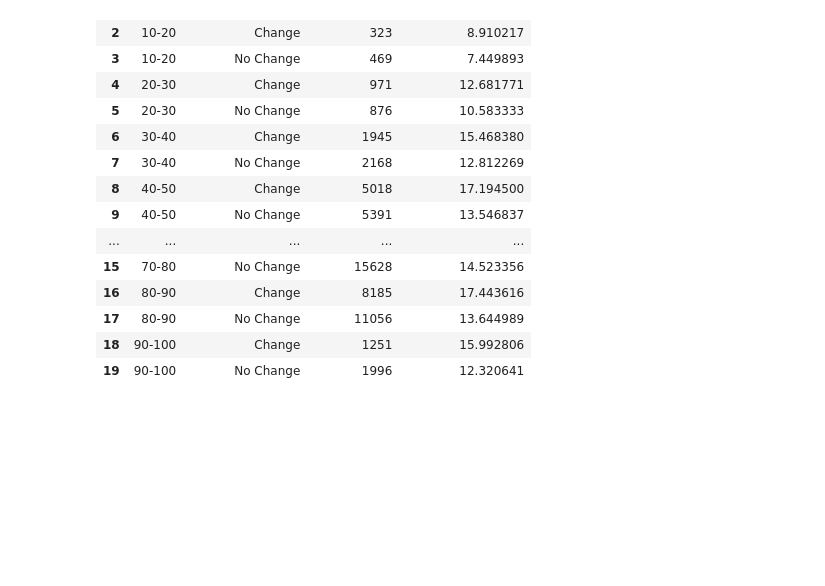
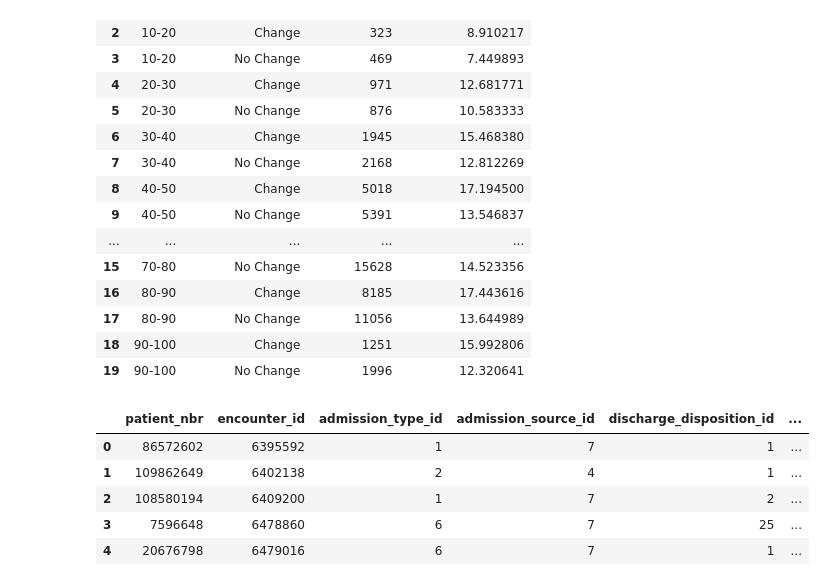
Before and after one commit to wmsimien/healthcare_management_patient_readmission, a Jupyter notebook: healthcare_patient_analysis.ipynb, the cells around one changed output. Saved outputs shown, nothing was run; the diff lists cells and outputs as text; code cells hidden in the pictures; blank space fills up the shorter version.

```diff
--- a/healthcare_patient_analysis.ipynb
+++ b/healthcare_patient_analysis.ipynb
@@ -703,0 +706,25 @@ fig.show()
+# %%
+# select records from the patient_encouonter and ICD9 join table to crate table patient_encounter_icd9 for easy of visualizations
+connection_string = f"postgresql+psycopg2://{user}:{password}@{host}:{port}/{database}"
+try:
+    engine = create_engine(connection_string)
+
+    with engine.connect() as conn:
+        patient_encounter_icd9_df = pd.read_sql('''SELECT * FROM patient_encounter_icd9;''', con = conn)
+
+        conn.close()
+
+except (Exception) as error:
+        error_log   = 'Error select data from patient_encounter_icd9 tables. Check system file.'
+        with open('error_log.txt','w') as error:
+           error.write(error_log)
+
+
+patient_encounter_icd9_df.head()
+# %% [output]
+|  | patient_nbr | encounter_id | admission_type_id | admission_source_id | discharge_disposition_id | ... |
+| 0 | 86572602 | 6395592 | 1 | 7 | 1 | ... |
+| 1 | 109862649 | 6402138 | 2 | 4 | 1 | ... |
+| 2 | 108580194 | 6409200 | 1 | 7 | 2 | ... |
+| 3 | 7596648 | 6478860 | 6 | 7 | 25 | ... |
+| 4 | 20676798 | 6479016 | 6 | 7 | 1 | ... |
```
Also changed, not shown: parts of 2 cells of this notebook, 1 other file.
